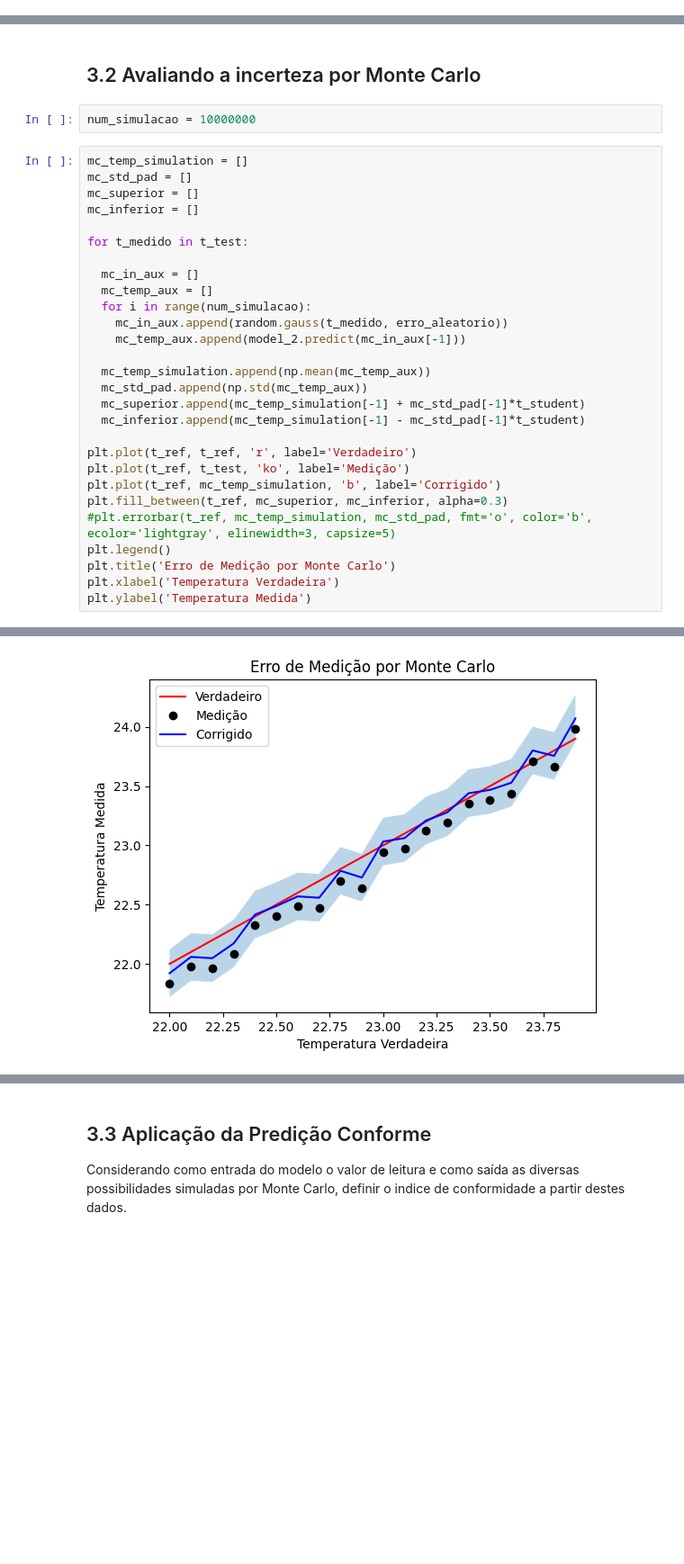
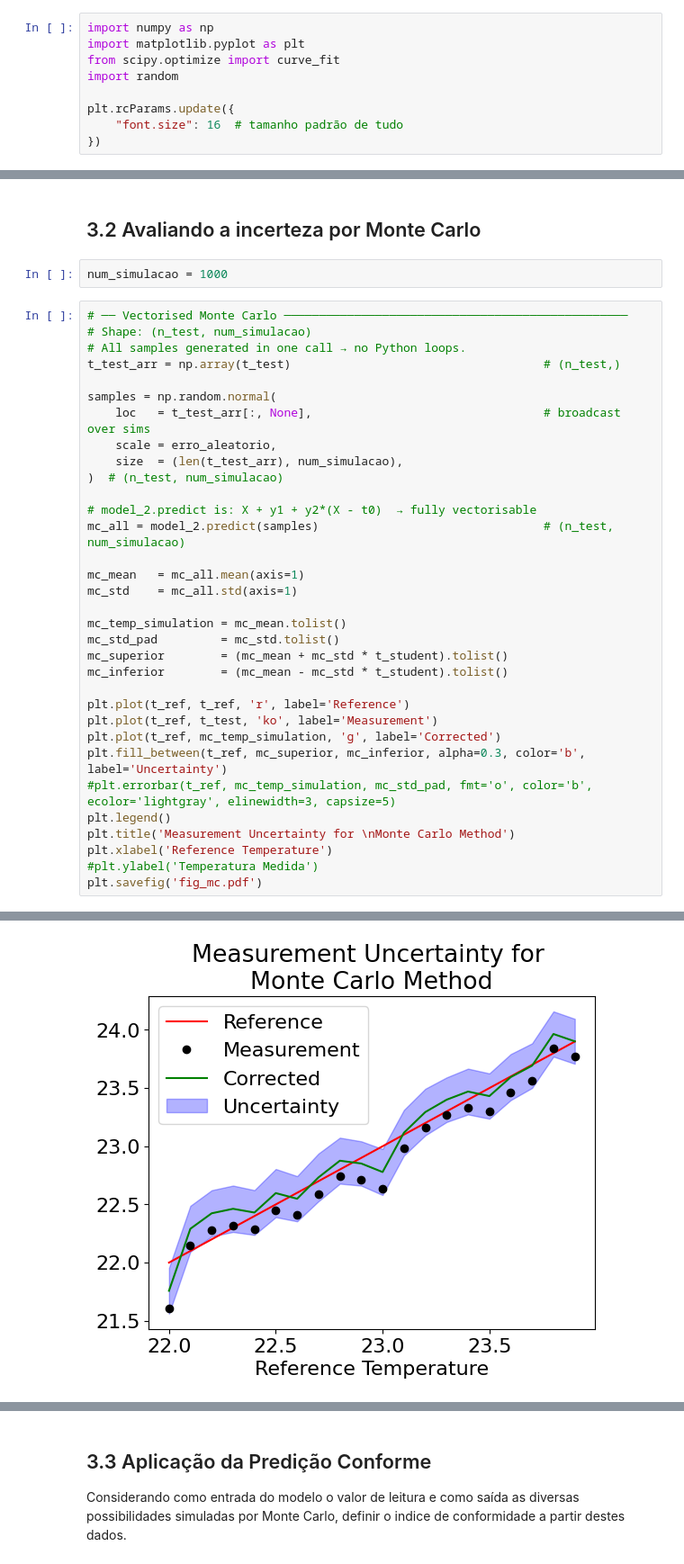
Before and after one commit to c-mmonteiro/estudos, a Jupyter notebook: Estudo_Minimos_Quadrados.ipynb, the cells around one changed output, grey strips where cells are left out. Shown at 90% size. Saved outputs shown, nothing was run; the diff lists cells and outputs as text; blank space fills up the shorter version.

```diff
--- a/Estudo_Minimos_Quadrados.ipynb
+++ b/Estudo_Minimos_Quadrados.ipynb
@@ -43,3 +5,12 @@ from mapie.regression import SplitConformalRegressor
+# %%
+import numpy as np
+import matplotlib.pyplot as plt
+from scipy.optimize import curve_fit
+import random
+
+plt.rcParams.update({
+    "font.size": 16  # tamanho padrão de tudo
+})
 # %% [markdown]
 # 1. Classe do modelo de ajuste (SciPy)
 
@@ -257,33 +228,38 @@ Text(0, 0.5, 'Temperatura Medida')
 # %% [markdown]
 ## 3.2 Avaliando a incerteza por Monte Carlo
 # %%
-num_simulacao = 10000000
+num_simulacao = 1000
 # %%
-mc_temp_simulation = []
-mc_std_pad = []
-mc_superior = []
-mc_inferior = []
+# ── Vectorised Monte Carlo ─────────────────────────────────────────────────
+# Shape: (n_test, num_simulacao)
+# All samples generated in one call → no Python loops.
+t_test_arr = np.array(t_test)                                    # (n_test,)
 
-for t_medido in t_test:
+samples = np.random.normal(
+    loc   = t_test_arr[:, None],                                 # broadcast over sims
+    scale = erro_aleatorio,
+    size  = (len(t_test_arr), num_simulacao),
+)  # (n_test, num_simulacao)
 
-  mc_in_aux = []
-  mc_temp_aux = []
-  for i in range(num_simulacao):
-    mc_in_aux.append(random.gauss(t_medido, erro_aleatorio))
-    mc_temp_aux.append(model_2.predict(mc_in_aux[-1]))
+# model_2.predict is: X + y1 + y2*(X - t0)  → fully vectorisable
+mc_all = model_2.predict(samples)                                # (n_test, num_simulacao)
 
-  mc_temp_simulation.append(np.mean(mc_temp_aux))
-  mc_std_pad.append(np.std(mc_temp_aux))
-  mc_superior.append(mc_temp_simulation[-1] + mc_std_pad[-1]*t_student)
-  mc_inferior.append(mc_temp_simulation[-1] - mc_std_pad[-1]*t_student)
+mc_mean   = mc_all.mean(axis=1)
+mc_std    = mc_all.std(axis=1)
 
-plt.plot(t_ref, t_ref, 'r', label='Verdadeiro')
-plt.plot(t_ref, t_test, 'ko', label='Medição')
-plt.plot(t_ref, mc_temp_simulation, 'b', label='Corrigido')
-plt.fill_between(t_ref, mc_superior, mc_inferior, alpha=0.3)
+mc_temp_simulation = mc_mean.tolist()
+mc_std_pad         = mc_std.tolist()
+mc_superior        = (mc_mean + mc_std * t_student).tolist()
+mc_inferior        = (mc_mean - mc_std * t_student).tolist()
+
+plt.plot(t_ref, t_ref, 'r', label='Reference')
+plt.plot(t_ref, t_test, 'ko', label='Measurement')
+plt.plot(t_ref, mc_temp_simulation, 'g', label='Corrected')
+plt.fill_between(t_ref, mc_superior, mc_inferior, alpha=0.3, color='b', label='Uncertainty')
 #plt.errorbar(t_ref, mc_temp_simulation, mc_std_pad, fmt='o', color='b', ecolor='lightgray', elinewidth=3, capsize=5)
 plt.legend()
-plt.title('Erro de Medição por Monte Carlo')
-plt.xlabel('Temperatura Verdadeira')
-plt.ylabel('Temperatura Medida')
+plt.title('Measurement Uncertainty for \nMonte Carlo Method')
+plt.xlabel('Reference Temperature')
+#plt.ylabel('Temperatura Medida')
+plt.savefig('fig_mc.pdf')
 # %% [output]
@@ -291,2 +266,2 @@ Text(0, 0.5, 'Temperatura Medida')
-[figure, old version]
+[figure, new version]
 # %%
```
Also changed, not shown: parts of 21 cells of this notebook.
